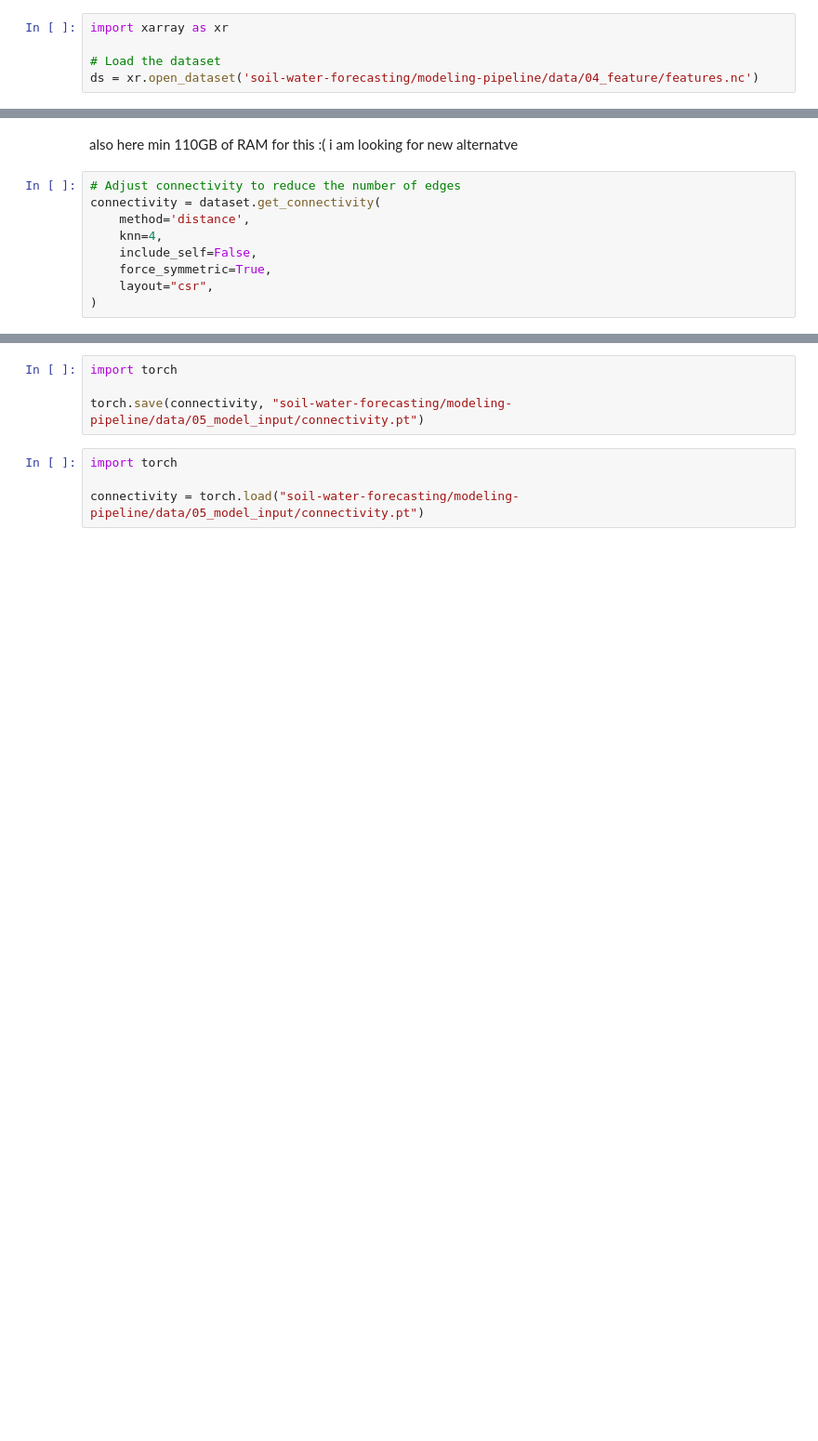
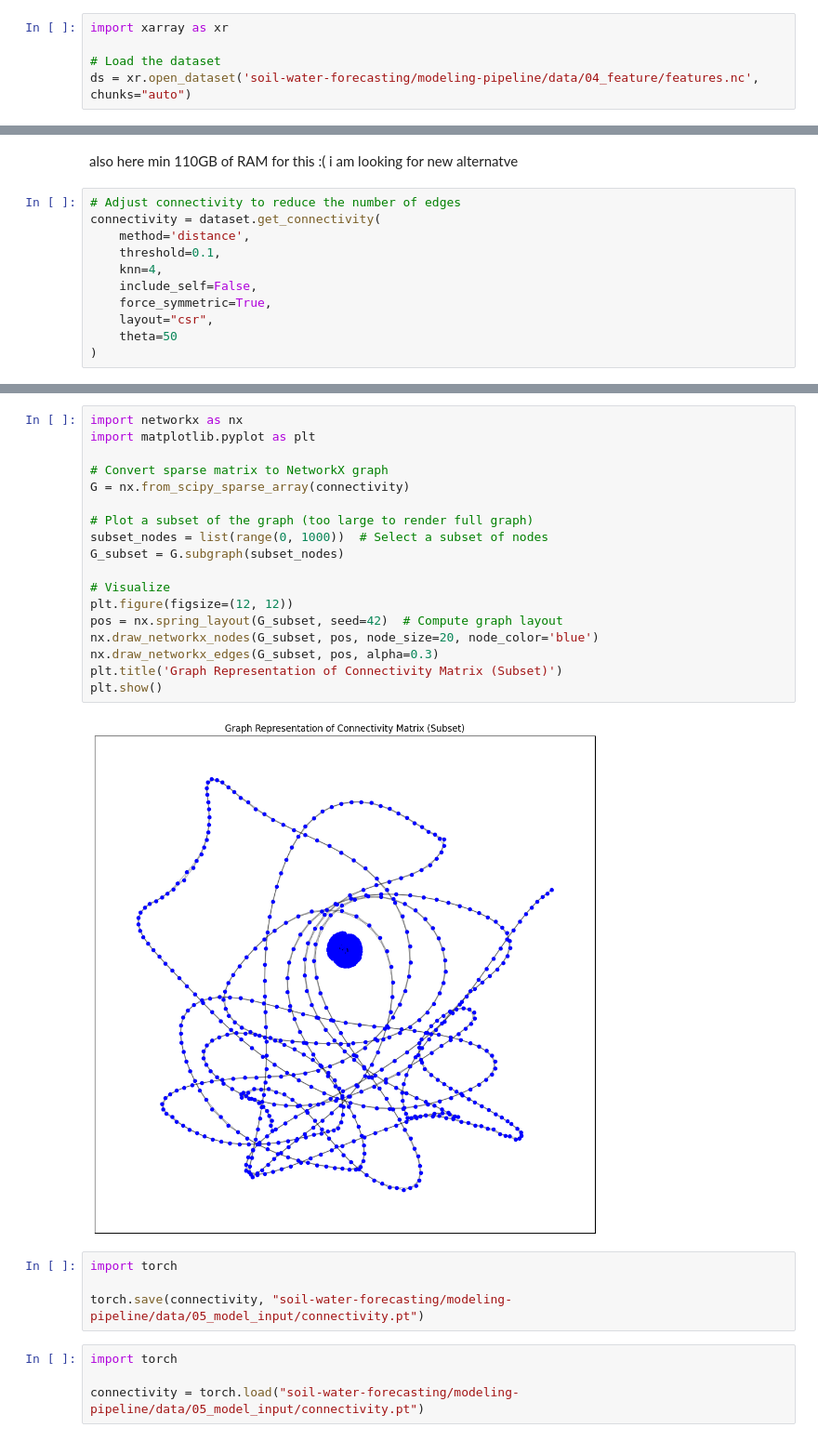
Before and after one commit to AdamPrzychodniPrivate/soil-water-forecasting, a Jupyter notebook: modeling-pipeline/notebooks/5. model_input_prep.ipynb, the cells around one changed output, grey strips where cells are left out. Shown at 93% size. Saved outputs shown, nothing was run; the diff lists cells and outputs as text; blank space fills up the shorter version.

```diff
--- a/modeling-pipeline/notebooks/5. model_input_prep.ipynb
+++ b/modeling-pipeline/notebooks/5. model_input_prep.ipynb
@@ -18,7 +18,7 @@ The files we will prepare include:
 import xarray as xr
 
 # Load the dataset
-ds = xr.open_dataset('soil-water-forecasting/modeling-pipeline/data/04_feature/features.nc')
+ds = xr.open_dataset('soil-water-forecasting/modeling-pipeline/data/04_feature/features.nc', chunks="auto")
 # %%
 ds
 # %% [output]
@@ -443,10 +443,12 @@ also here min 110GB of RAM for this :( i am looking for new alternatve
 # Adjust connectivity to reduce the number of edges
 connectivity = dataset.get_connectivity(
     method='distance',
+    threshold=0.1,
     knn=4,
     include_self=False,
     force_symmetric=True,
     layout="csr",
+    theta=50
 )
 # %%
 connectivity
@@ -456,3 +458,23 @@ connectivity
+# %%
+import networkx as nx
+import matplotlib.pyplot as plt
+
+# Convert sparse matrix to NetworkX graph
+G = nx.from_scipy_sparse_array(connectivity)
+
+# Plot a subset of the graph (too large to render full graph)
+subset_nodes = list(range(0, 1000))  # Select a subset of nodes
+G_subset = G.subgraph(subset_nodes)
+
+# Visualize
+plt.figure(figsize=(12, 12))
+pos = nx.spring_layout(G_subset, seed=42)  # Compute graph layout
+nx.draw_networkx_nodes(G_subset, pos, node_size=20, node_color='blue')
+nx.draw_networkx_edges(G_subset, pos, alpha=0.3)
+plt.title('Graph Representation of Connectivity Matrix (Subset)')
+plt.show()
+# %% [output]
+[figure, added]
 # %%
 import torch
 
```
Also changed, not shown: parts of 12 cells of this notebook, 7 other files.
